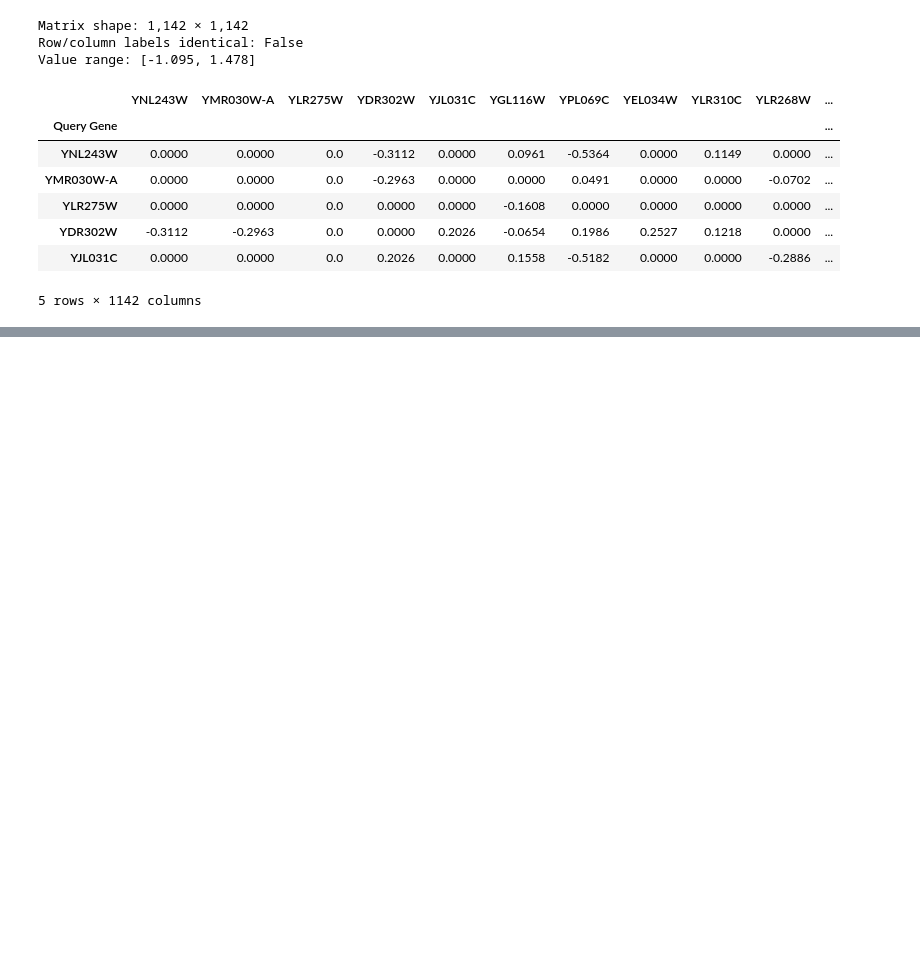
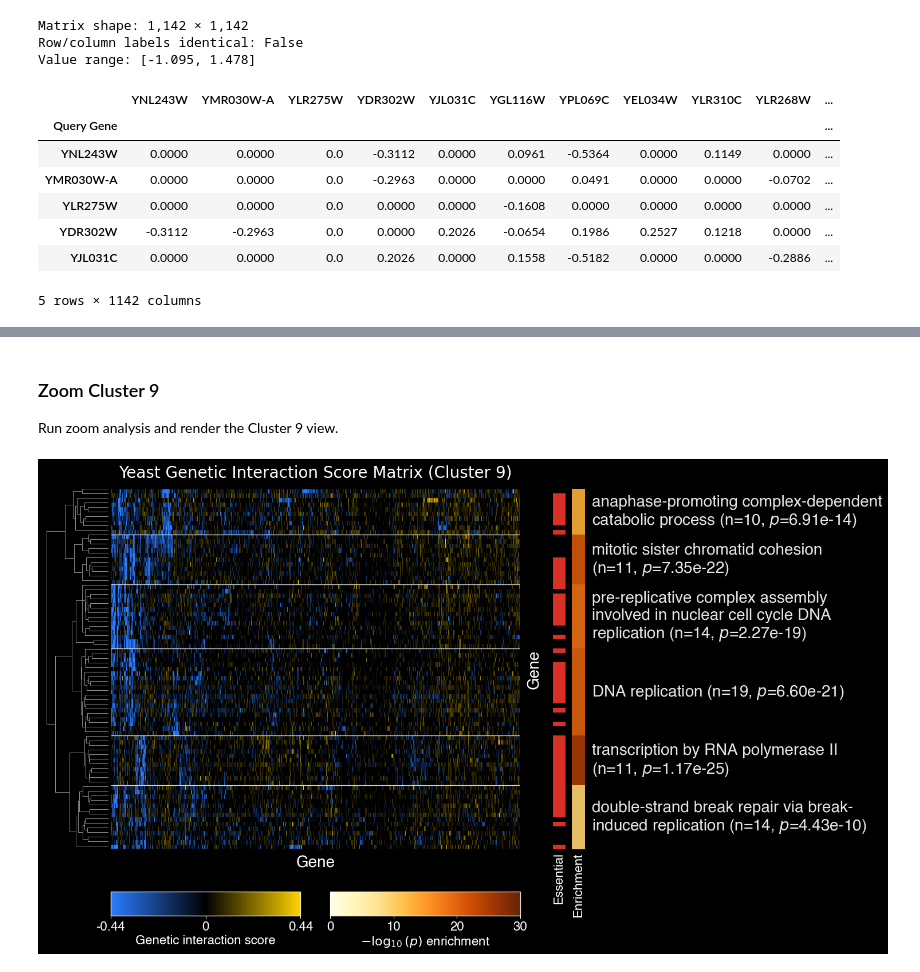
Before and after one commit to himalayas-base/himalayas-publication, a Jupyter notebook: supp_fig_1.ipynb, the cells around one changed output, grey strips where cells are left out. Drawn from its saved outputs; the diff is of its cells as text; code cells hidden in the pictures; blank space fills up the shorter version.

```diff
--- a/supp_fig_1.ipynb
+++ b/supp_fig_1.ipynb
@@ -985,0 +647,15 @@ plotter = Plotter(zoom_results)
+# %% [markdown]
+### Zoom Cluster 9
+
+Run zoom analysis and render the Cluster 9 view.
+# %%
+# Run zoom analysis and render Cluster 9.
+run_zoom_cluster(
+    cluster_id=9,
+    linkage_threshold=6,
+    figsize=(13, 7),
+    colorbar_height=0.06,
+    colorbar_gap=0.105,
+)
+# %% [output]
+[figure, added]
```
Also changed, not shown: parts of 23 cells of this notebook, 2 other files.
